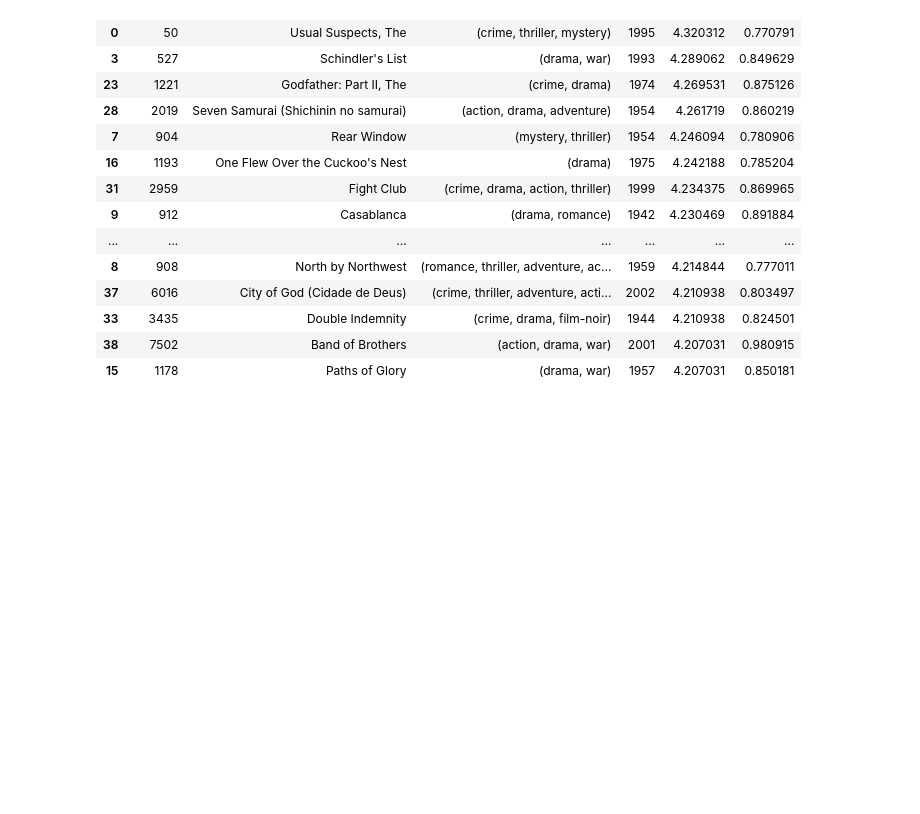
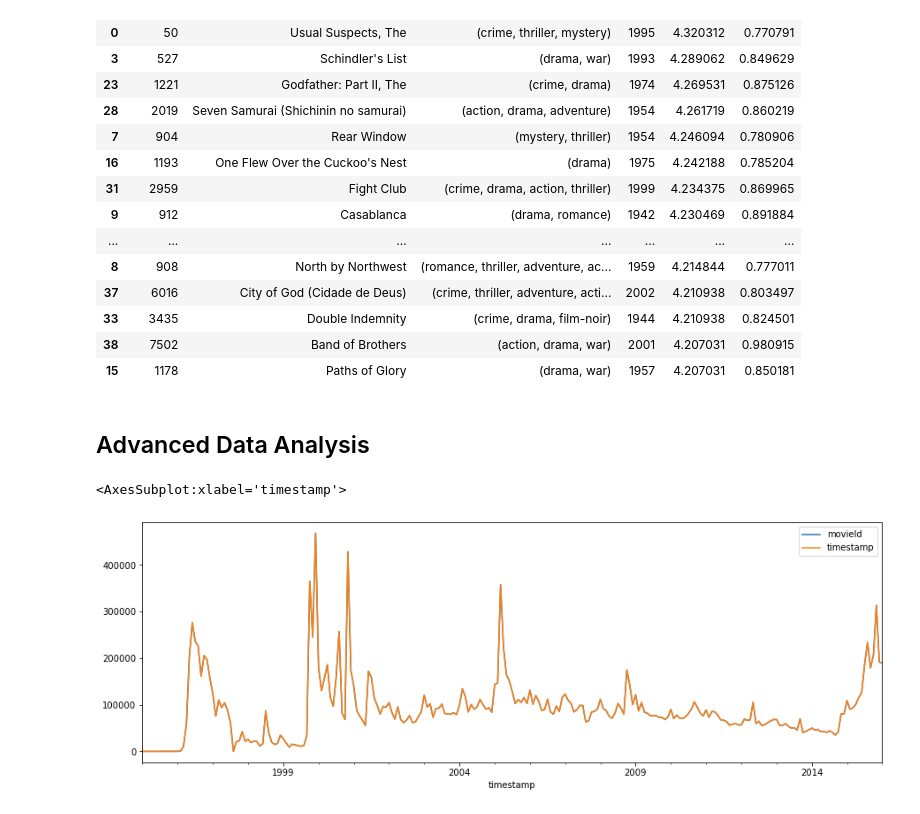
Before and after one commit to olimpia1/sb_boot_camp_ds, a Jupyter notebook: DataAnalysis.ipynb, the cells around one changed output. Saved outputs shown, nothing was run; the diff lists cells and outputs as text; code cells hidden in the pictures; blank space fills up the shorter version.

```diff
--- a/DataAnalysis.ipynb
+++ b/DataAnalysis.ipynb
@@ -830,3 +830,5 @@ dfm.merge(great_movies, on='movieId', how='inner').sort_values(by='mean',ascendi
 | 33 | 3435 | Double Indemnity | (crime, drama, film-noir) | 1944 | 4.210938 | 0.824501 |
 | 38 | 7502 | Band of Brothers | (action, drama, war) | 2001 | 4.207031 | 0.980915 |
 | 15 | 1178 | Paths of Glory | (drama, war) | 1957 | 4.207031 | 0.850181 |
+# %% [markdown]
+## Advanced Data Analysis
@@ -832,0 +838,5 @@ dfm.merge(great_movies, on='movieId', how='inner').sort_values(by='mean',ascendi
+# %%
+df[['movieId','timestamp']].resample('M',on='timestamp').count().plot(figsize=(15,5))
+# %% [output]
+<AxesSubplot:xlabel='timestamp'>
+[figure, added]
```
Also changed, not shown: parts of 34 cells of this notebook.
